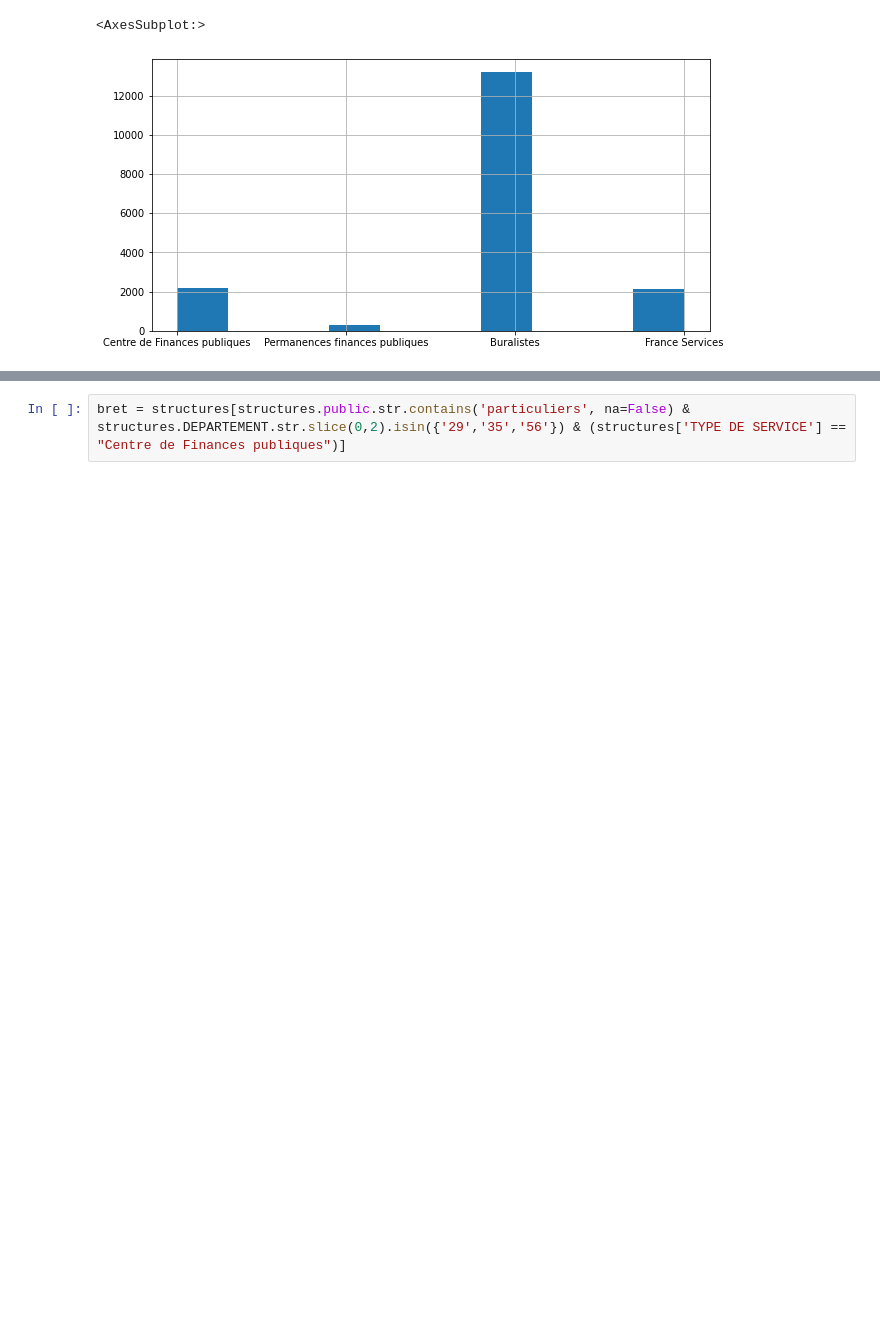
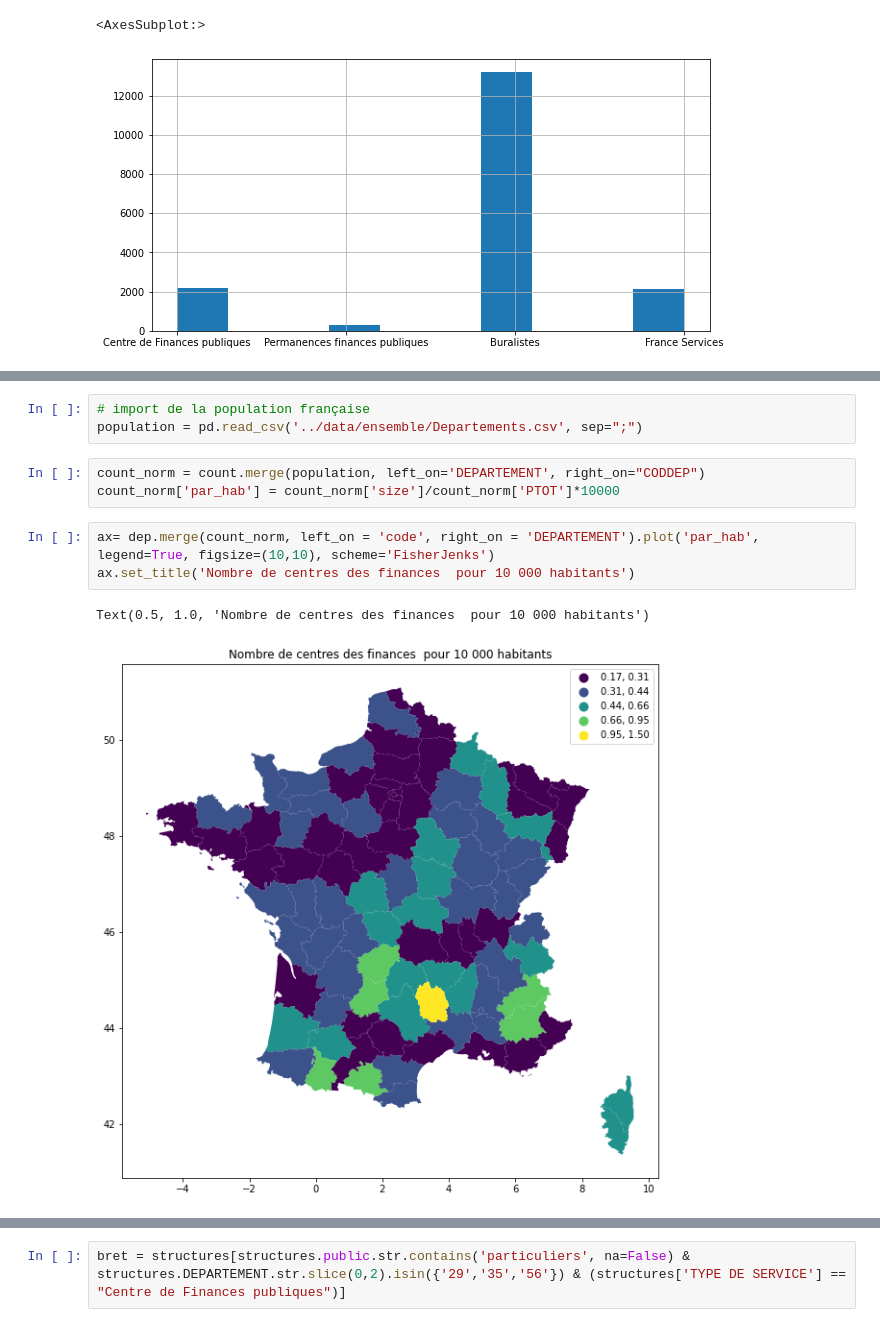
Before and after one commit to t-morvan/OptimDGFiP, a Jupyter notebook: notebooks/explo_structures.ipynb, the cells around one changed output, grey strips where cells are left out. Saved outputs shown, nothing was run; the diff lists cells and outputs as text; blank space fills up the shorter version.

```diff
--- a/notebooks/explo_structures.ipynb
+++ b/notebooks/explo_structures.ipynb
@@ -26,0 +34,12 @@ array(['Centre de Finances publiques', 'Permanences finances publiques',
+# %%
+# import de la population française
+population = pd.read_csv('../data/ensemble/Departements.csv', sep=";")
+# %%
+count_norm = count.merge(population, left_on='DEPARTEMENT', right_on="CODDEP")
+count_norm['par_hab'] = count_norm['size']/count_norm['PTOT']*10000
+# %%
+ax= dep.merge(count_norm, left_on = 'code', right_on = 'DEPARTEMENT').plot('par_hab', legend=True, figsize=(10,10), scheme='FisherJenks')
+ax.set_title('Nombre de centres des finances  pour 10 000 habitants')
+# %% [output]
+Text(0.5, 1.0, 'Nombre de centres des finances  pour 10 000 habitants')
+[figure, added]
```
Also changed, not shown: parts of 21 cells of this notebook, 1 other file.
